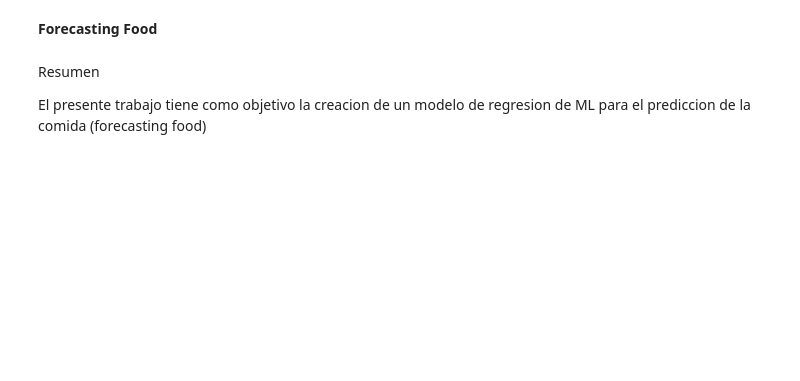
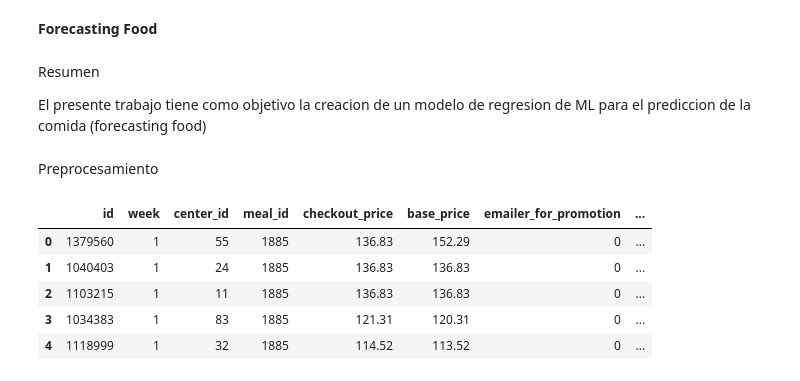
Before and after one commit to fduartej/forecasting-food, a Jupyter notebook: Forecasting_food.ipynb, the cells around one changed output. Drawn from its saved outputs; the diff is of its cells as text; code cells hidden in the pictures; blank space fills up the shorter version.

```diff
--- a/Forecasting_food.ipynb
+++ b/Forecasting_food.ipynb
@@ -16,0 +38,16 @@ import pandas as pd
+# %% [markdown]
+Preprocesamiento
+# %%
+#merge meal_info into train
+historico_join = pd.merge(historico,
+                      meal_info,
+                      on ='meal_id',
+                      how ='inner')
+historico_join.head()
+# %% [output]
+|  | id | week | center_id | meal_id | checkout_price | base_price | emailer_for_promotion | ... |
+| 0 | 1379560 | 1 | 55 | 1885 | 136.83 | 152.29 | 0 | ... |
+| 1 | 1040403 | 1 | 24 | 1885 | 136.83 | 136.83 | 0 | ... |
+| 2 | 1103215 | 1 | 11 | 1885 | 136.83 | 136.83 | 0 | ... |
+| 3 | 1034383 | 1 | 83 | 1885 | 121.31 | 120.31 | 0 | ... |
+| 4 | 1118999 | 1 | 32 | 1885 | 114.52 | 113.52 | 0 | ... |
```
Also changed, not shown: parts of 14 cells of this notebook.
